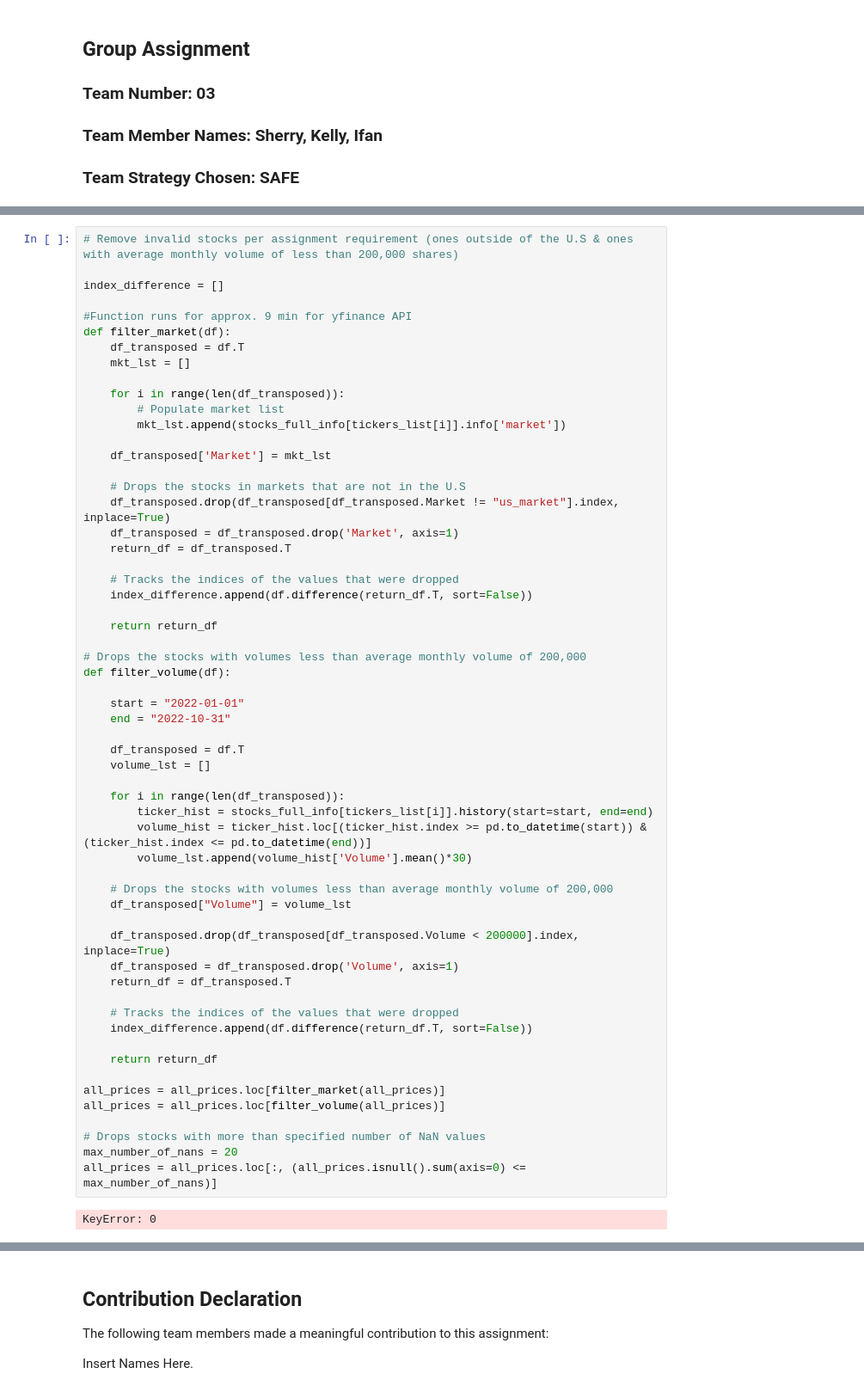
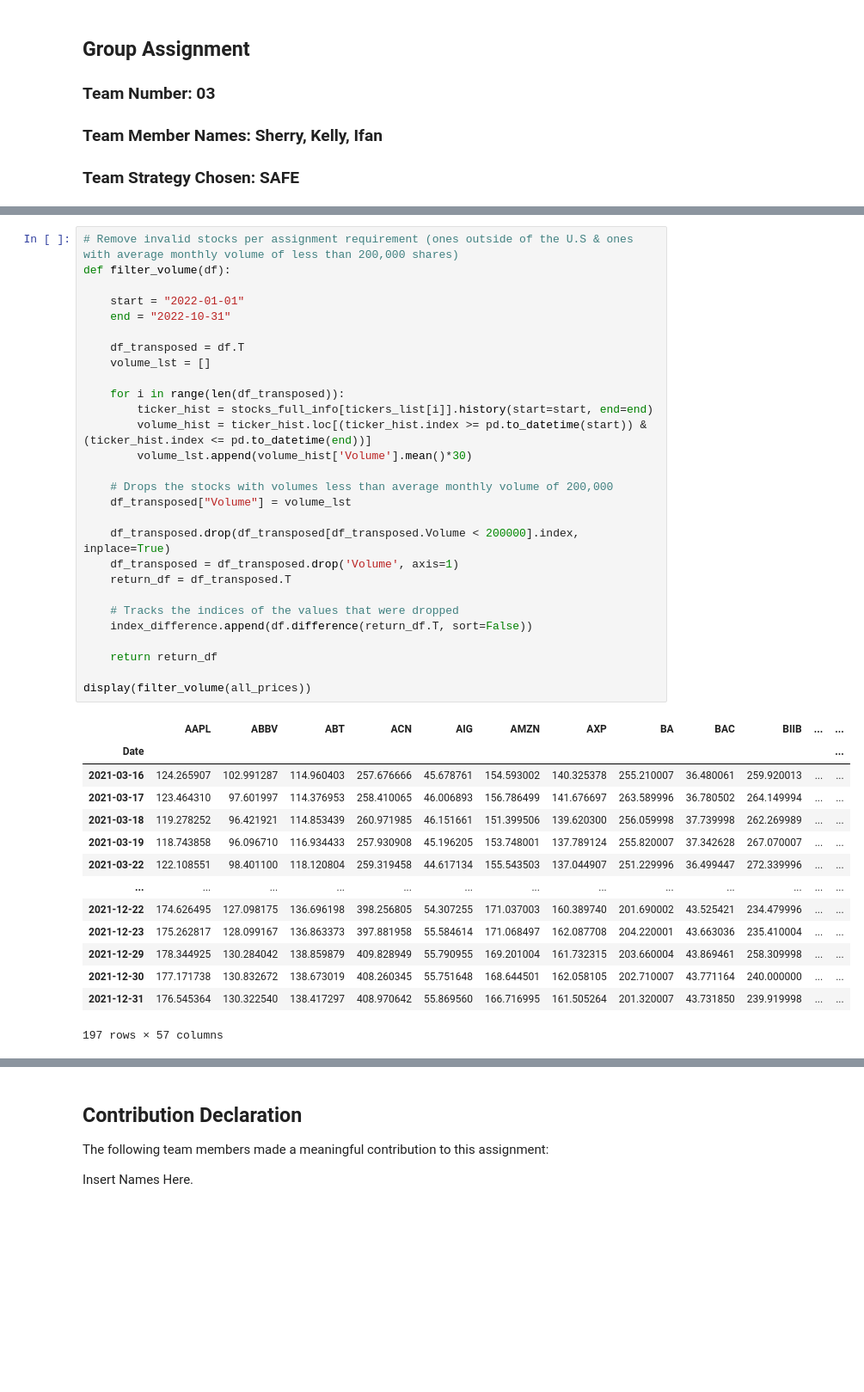
Before and after one commit to fengsherry/Robo-Advisor, a Jupyter notebook: Team_03_Assignment.ipynb, the cells around one changed output, grey strips where cells are left out. Shown at 86% size. Saved outputs shown, nothing was run; the diff lists cells and outputs as text; blank space fills up the shorter version.

Commit message:
Completed all filters

```diff
--- a/Team_03_Assignment.ipynb
+++ b/Team_03_Assignment.ipynb
@@ -66,60 +127,43 @@ FileNotFoundError: [Errno 2] No such file or directory: 'Tickers_Example.csv'
 # %%
 # Remove invalid stocks per assignment requirement (ones outside of the U.S & ones with average monthly volume of less than 200,000 shares)
-
-index_difference = []
-
-#Function runs for approx. 9 min for yfinance API
-def filter_market(df):
-    df_transposed = df.T
-    mkt_lst = []
-
-    for i in range(len(df_transposed)):
-        # Populate market list
-        mkt_lst.append(stocks_full_info[tickers_list[i]].info['market'])
-
-    df_transposed['Market'] = mkt_lst
-
-    # Drops the stocks in markets that are not in the U.S
-    df_transposed.drop(df_transposed[df_transposed.Market != "us_market"].index, inplace=True)
-    df_transposed = df_transposed.drop('Market', axis=1)
-    return_df = df_transposed.T
-
-    # Tracks the indices of the values that were dropped
-    index_difference.append(df.difference(return_df.T, sort=False))
-
-    return return_df
-
-# Drops the stocks with volumes less than average monthly volume of 200,000
 def filter_volume(df):
 
     start = "2022-01-01"
     end = "2022-10-31"
 
     df_transposed = df.T
     volume_lst = []
 
     for i in range(len(df_transposed)):
         ticker_hist = stocks_full_info[tickers_list[i]].history(start=start, end=end)
         volume_hist = ticker_hist.loc[(ticker_hist.index >= pd.to_datetime(start)) & (ticker_hist.index <= pd.to_datetime(end))]
         volume_lst.append(volume_hist['Volume'].mean()*30)
 
     # Drops the stocks with volumes less than average monthly volume of 200,000
     df_transposed["Volume"] = volume_lst
 
     df_transposed.drop(df_transposed[df_transposed.Volume < 200000].index, inplace=True)
     df_transposed = df_transposed.drop('Volume', axis=1)
     return_df = df_transposed.T
 
     # Tracks the indices of the values that were dropped
     index_difference.append(df.difference(return_df.T, sort=False))
 
     return return_df
 
-all_prices = all_prices.loc[filter_market(all_prices)]
-all_prices = all_prices.loc[filter_volume(all_prices)]
-
-# Drops stocks with more than specified number of NaN values
-max_number_of_nans = 20
-all_prices = all_prices.loc[:, (all_prices.isnull().sum(axis=0) <= max_number_of_nans)]
+display(filter_volume(all_prices))
 # %% [output]
+|  | AAPL | ABBV | ABT | ACN | AIG | AMZN | AXP | BA | BAC | BIIB | ... | ... |
+| Date |  |  |  |  |  |  |  |  |  |  |  | ... |
+| 2021-03-16 | 124.265907 | 102.991287 | 114.960403 | 257.676666 | 45.678761 | 154.593002 | 140.325378 | 255.210007 | 36.480061 | 259.920013 | ... | ... |
+| 2021-03-17 | 123.464310 | 97.601997 | 114.376953 | 258.410065 | 46.006893 | 156.786499 | 141.676697 | 263.589996 | 36.780502 | 264.149994 | ... | ... |
+| 2021-03-18 | 119.278252 | 96.421921 | 114.853439 | 260.971985 | 46.151661 | 151.399506 | 139.620300 | 256.059998 | 37.739998 | 262.269989 | ... | ... |
+| 2021-03-19 | 118.743858 | 96.096710 | 116.934433 | 257.930908 | 45.196205 | 153.748001 | 137.789124 | 255.820007 | 37.342628 | 267.070007 | ... | ... |
+| 2021-03-22 | 122.108551 | 98.401100 | 118.120804 | 259.319458 | 44.617134 | 155.543503 | 137.044907 | 251.229996 | 36.499447 | 272.339996 | ... | ... |
+| ... | ... | ... | ... | ... | ... | ... | ... | ... | ... | ... | ... | ... |
+| 2021-12-22 | 174.626495 | 127.098175 | 136.696198 | 398.256805 | 54.307255 | 171.037003 | 160.389740 | 201.690002 | 43.525421 | 234.479996 | ... | ... |
+| 2021-12-23 | 175.262817 | 128.099167 | 136.863373 | 397.881958 | 55.584614 | 171.068497 | 162.087708 | 204.220001 | 43.663036 | 235.410004 | ... | ... |
+| 2021-12-29 | 178.344925 | 130.284042 | 138.859879 | 409.828949 | 55.790955 | 169.201004 | 161.732315 | 203.660004 | 43.869461 | 258.309998 | ... | ... |
+| 2021-12-30 | 177.171738 | 130.832672 | 138.673019 | 408.260345 | 55.751648 | 168.644501 | 162.058105 | 202.710007 | 43.771164 | 240.000000 | ... | ... |
+| 2021-12-31 | 176.545364 | 130.322540 | 138.417297 | 408.970642 | 55.869560 | 166.716995 | 161.505264 | 201.320007 | 43.731850 | 239.919998 | ... | ... |
-KeyError: 0
+197 rows × 57 columns
```
Also changed, not shown: parts of 10 cells of this notebook, 1 other file.
